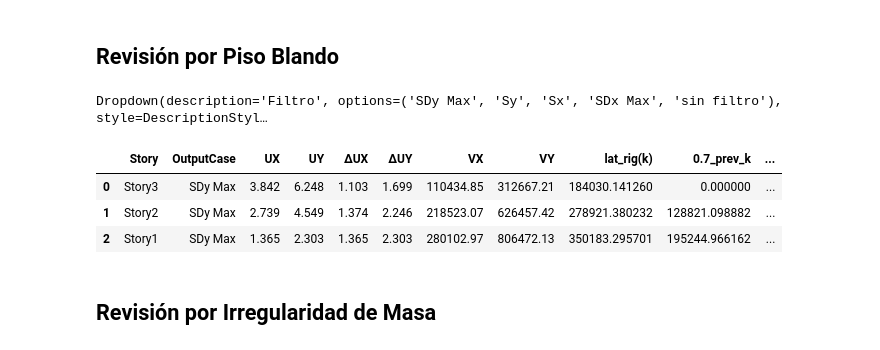
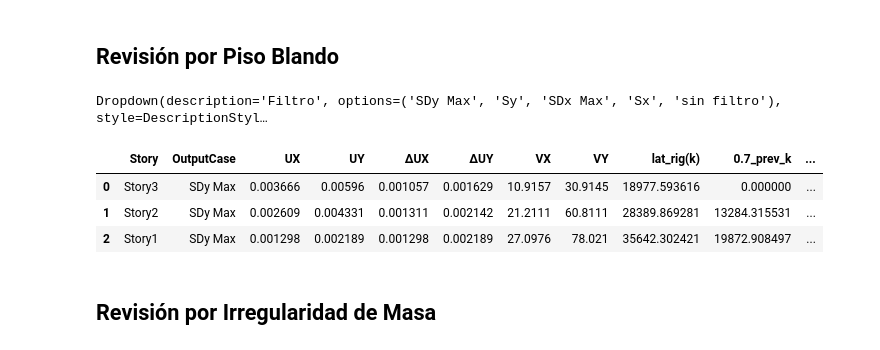
Before and after one commit to skyzizars/automatizacion_estructural, a Jupyter notebook: sismo_etabs.ipynb, the cells around one changed output. Drawn from its saved outputs; the diff is of its cells as text; code cells hidden in the pictures.

```diff
--- a/sismo_etabs.ipynb
+++ b/sismo_etabs.ipynb
@@ -164,12 +149,12 @@ sismo.analisis_sismo(SapModel)
 # %% [markdown]
 ## Revisión por Piso Blando
-# %%
-sismo.show_table(sismo.tables.piso_blando_table)
-# %% [output]
-Dropdown(description='Filtro', options=('SDy Max', 'Sy', 'Sx', 'SDx Max', 'sin filtro'), style=DescriptionStyl…
-|  | Story | OutputCase | UX | UY | ΔUX | ΔUY | VX | VY | lat_rig(k) | 0.7_prev_k | ... |
-| 0 | Story3 | SDy Max | 3.842 | 6.248 | 1.103 | 1.699 | 110434.85 | 312667.21 | 184030.141260 | 0.000000 | ... |
-| 1 | Story2 | SDy Max | 2.739 | 4.549 | 1.374 | 2.246 | 218523.07 | 626457.42 | 278921.380232 | 128821.098882 | ... |
-| 2 | Story1 | SDy Max | 1.365 | 2.303 | 1.365 | 2.303 | 280102.97 | 806472.13 | 350183.295701 | 195244.966162 | ... |
+# %%
+sismo.piso_blando(SapModel,report=True)
+# %% [output]
+Dropdown(description='Filtro', options=('SDy Max', 'Sy', 'SDx Max', 'Sx', 'sin filtro'), style=DescriptionStyl…
+|  | Story | OutputCase | UX | UY | ΔUX | ΔUY | VX | VY | lat_rig(k) | 0.7_prev_k | ... |
+| 0 | Story3 | SDy Max | 0.003666 | 0.00596 | 0.001057 | 0.001629 | 10.9157 | 30.9145 | 18977.593616 | 0.000000 | ... |
+| 1 | Story2 | SDy Max | 0.002609 | 0.004331 | 0.001311 | 0.002142 | 21.2111 | 60.8111 | 28389.869281 | 13284.315531 | ... |
+| 2 | Story1 | SDy Max | 0.001298 | 0.002189 | 0.001298 | 0.002189 | 27.0976 | 78.021 | 35642.302421 | 19872.908497 | ... |
 # %% [markdown]
 ## Revisión por Irregularidad de Masa
```
Also changed, not shown: parts of 26 cells of this notebook, 1 other file.
